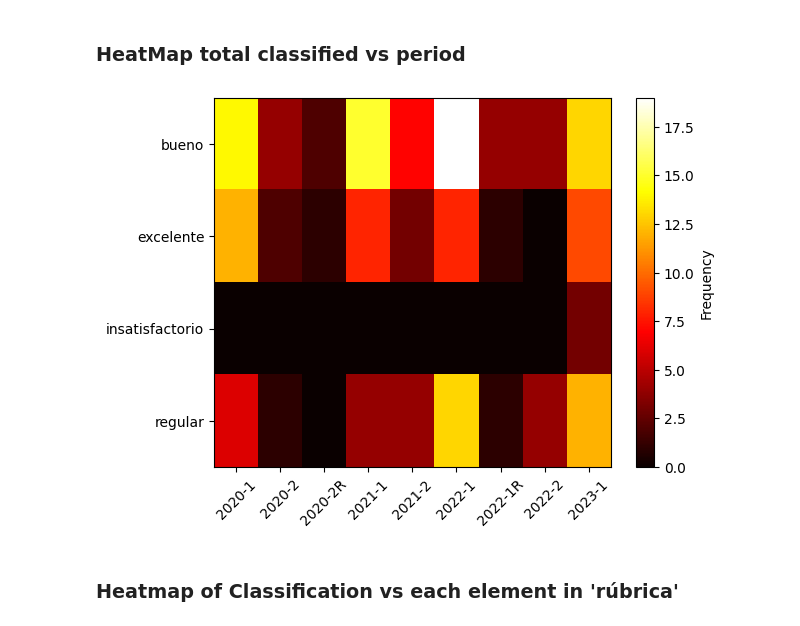
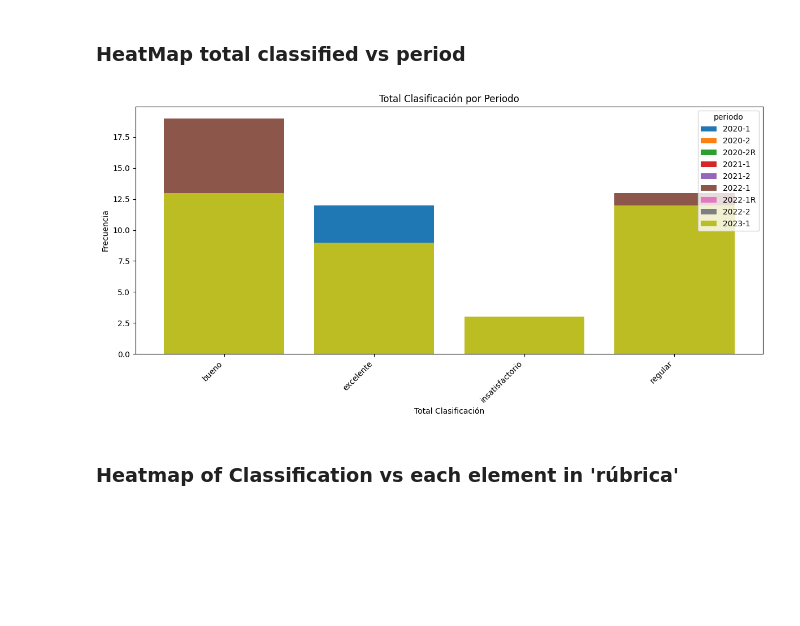
Before and after one commit to Jose64141/proyecto-intro-data-science, a Jupyter notebook: David-Plots.ipynb, the cells around one changed output. Cells and saved outputs as stored; diff of their text form; code cells hidden in the pictures; blank space fills up the shorter version.

Commit message:
fix: heatmaps replaced with bar plots

```diff
--- a/David-Plots.ipynb
+++ b/David-Plots.ipynb
@@ -107,21 +107,34 @@ plt.show()
 [figure]
 # %% [markdown]
 ### HeatMap total classified vs period
-# %%
-hmap_vdf = vdf.copy()
-hmap_vdf.loc[:, grades_columns] = hmap_vdf.loc[:, grades_columns].apply(lambda s: s.apply(get_classification))
-
-# Create a pivot table for heatmap
-heatmap_data = hmap_vdf.pivot_table(index='total', columns=PERIODO_COLUMN, aggfunc='size', fill_value=0)
-
-# Display heatmap
-plt.imshow(heatmap_data, cmap='hot', aspect='auto')
-plt.xticks(np.arange(len(heatmap_data.columns)), heatmap_data.columns, rotation=45)
-plt.yticks(np.arange(len(heatmap_data.index)), heatmap_data.index)
-plt.colorbar(label='Frequency')
-plt.show()
-# %% [output]
-[figure, removed]
+# %%
+import matplotlib.pyplot as plt
+import pandas as pd
+import numpy as np
+
+# Assuming you have already defined grades_columns, PERIODO_COLUMN, and get_classification
+
+hmap_vdf = vdf.copy()
+hmap_vdf.loc[:, grades_columns] = hmap_vdf.loc[:, grades_columns].apply(lambda s: s.apply(get_classification))
+
+# Create a pivot table for bar plot
+bar_data = hmap_vdf.groupby(['total', PERIODO_COLUMN]).size().unstack(fill_value=0)
+
+# Create a bar plot
+plt.figure(figsize=(12, 6))
+for period in bar_data.columns:
+    plt.bar(bar_data.index, bar_data[period], label=period)
+
+# Customize the plot
+plt.xlabel('Total Clasificación')
+plt.ylabel('Frecuencia')
+plt.title('Total Clasificación por Periodo')
+plt.legend(title=PERIODO_COLUMN, loc='upper right')
+plt.xticks(rotation=45, ha='right')
+plt.tight_layout()
+plt.show()
+# %% [output]
+[figure, added]
 # %% [markdown]
 ### Heatmap of Classification vs each element in 'rúbrica'
 # %%
```
Also changed, not shown: parts of 2 cells of this notebook.
